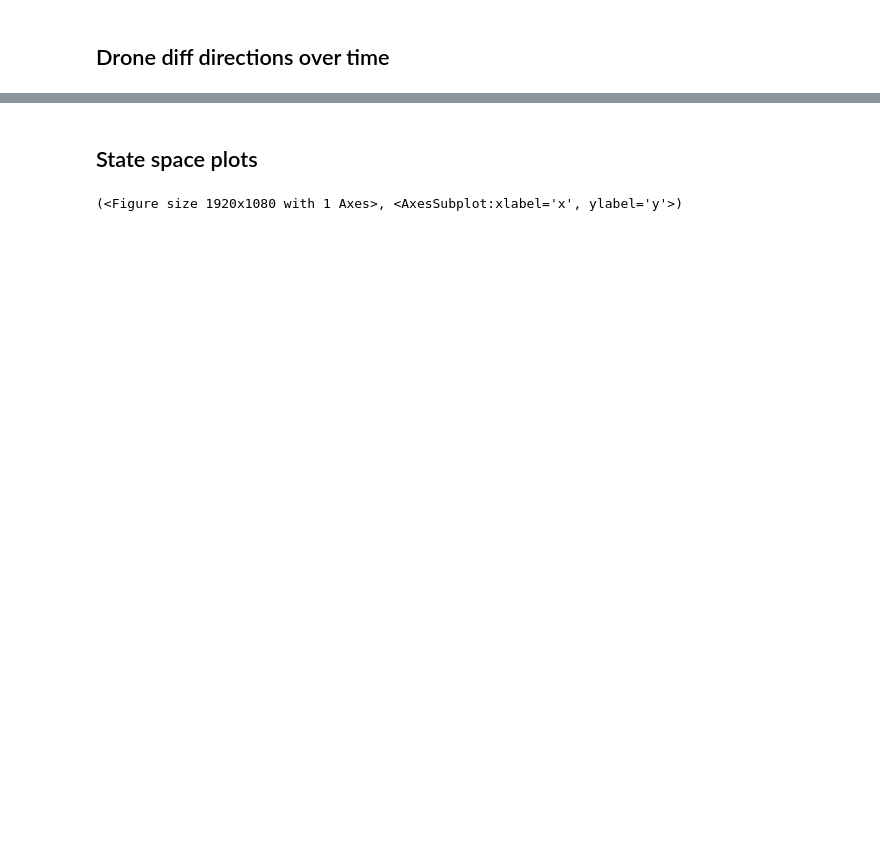
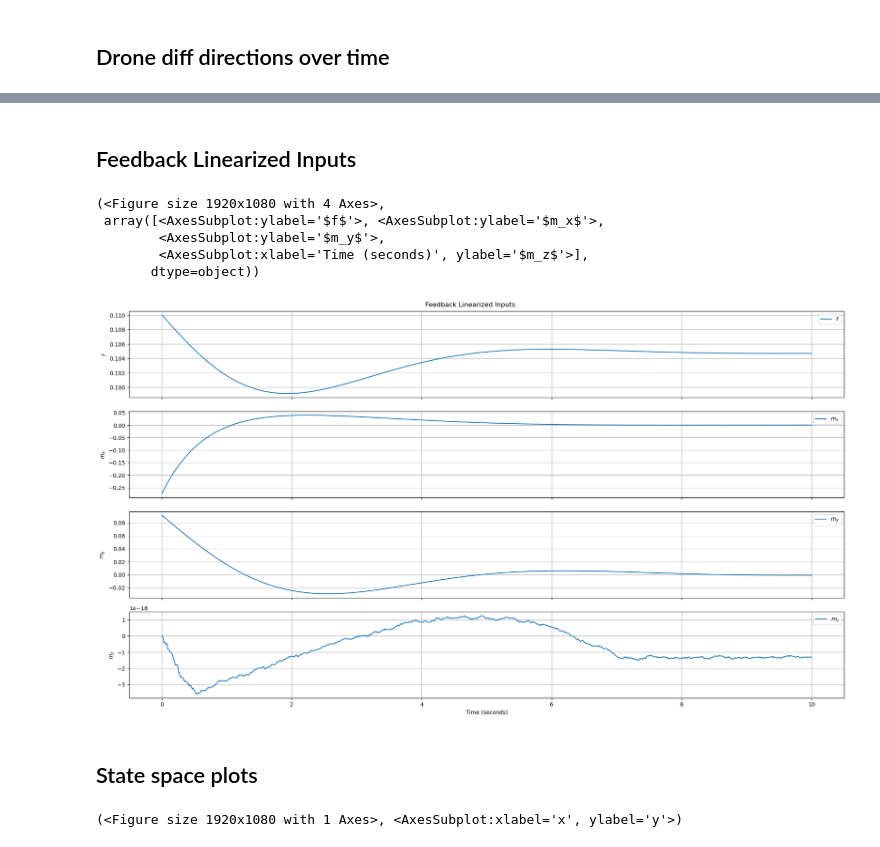
Before and after one commit to lucasbanunes/control-and-automation, a Jupyter notebook: labeca/plot_drone.ipynb, the cells around one changed output, grey strips where cells are left out. Drawn from its saved outputs; the diff is of its cells as text; code cells hidden in the pictures; blank space fills up the shorter version.

```diff
--- a/labeca/plot_drone.ipynb
+++ b/labeca/plot_drone.ipynb
@@ -101,3 +154,14 @@ time_plot(['dphi', 'dtheta', 'dpsi'], sim_out, title='Drone diff directions over
+# %% [markdown]
+## Feedback Linearized Inputs
+# %%
+time_plot(['f', 'm_x', 'm_y', 'm_z'], sim_out, title='Feedback Linearized Inputs')
+# %% [output]
+(<Figure size 1920x1080 with 4 Axes>,
+ array([<AxesSubplot:ylabel='$f$'>, <AxesSubplot:ylabel='$m_x$'>,
+        <AxesSubplot:ylabel='$m_y$'>,
+        <AxesSubplot:xlabel='Time (seconds)', ylabel='$m_z$'>],
+       dtype=object))
+[figure, added]
 # %% [markdown]
 ## State space plots
 # %%
```
Also changed, not shown: parts of 14 cells of this notebook, 3 other files.
